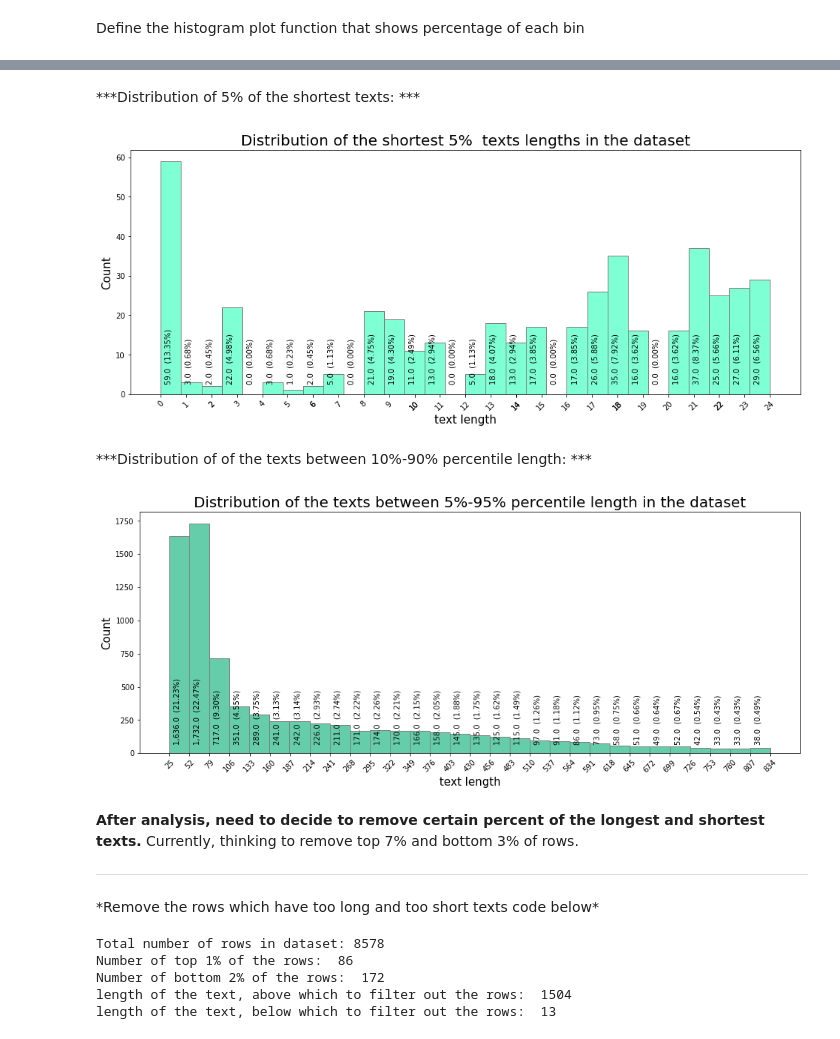
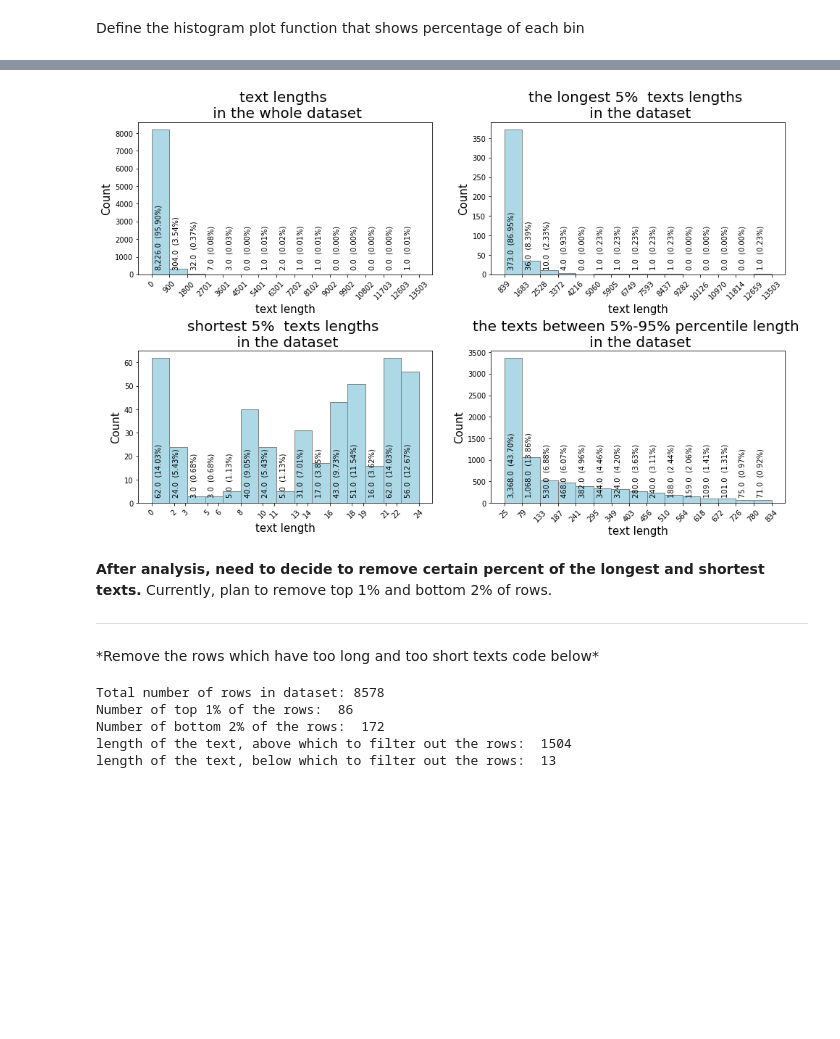
Before and after one commit to gogoladzetedo/Personalities_In_Agile, a Jupyter notebook: Analysis.ipynb, the cells around one changed output, grey strips where cells are left out. Drawn from its saved outputs; the diff is of its cells as text; code cells hidden in the pictures; blank space fills up the shorter version.

```diff
--- a/Analysis.ipynb
+++ b/Analysis.ipynb
@@ -388,22 +397,13 @@ hist_with_perc(log_cols[log_cols['textLength']>=cut_val_top_length]['textLength'
-# %% [markdown]
-***Distribution of 5% of the shortest texts: ***
-# %%
-hist_with_perc(log_cols[log_cols['textLength']<=cut_val_bottom_length]['textLength'],
-               30,'Distribution of the shortest 5%  texts lengths in the dataset','text length','Count','aquamarine')
-# %% [output]
-[figure, removed]
-# %% [markdown]
-***Distribution of of the texts between 10%-90% percentile length: ***
-# %%
-
-hist_with_perc(log_cols[(log_cols['textLength']<cut_val_top_length)&(log_cols['textLength']>cut_val_bottom_length)].textLength,
-               30,'Distribution of the texts between 5%-95% percentile length in the dataset',
-               'text length','Count','mediumaquamarine')
-# %% [output]
-[figure, removed]
+# %%
+hist_with_perc(log_cols['textLength'], 15,'text lengths \n in the whole dataset','text length','Count','lightblue'
+            , log_cols[log_cols['textLength']>=cut_val_top_length]['textLength'],15,'the longest 5%  texts lengths \n in the dataset'
+            , log_cols[log_cols['textLength']<=cut_val_bottom_length]['textLength'],15,'shortest 5%  texts lengths \n in the dataset'
+            , log_cols[(log_cols['textLength']<cut_val_top_length)&(log_cols['textLength']>cut_val_bottom_length)].textLength,15,'the texts between 5%-95% percentile length \n in the dataset')
+# %% [output]
+[figure, added]
 # %% [markdown]
 **After analysis, need to decide to remove certain percent of the longest and shortest texts.**
-Currently, thinking to remove top 7% and bottom 3% of rows.
+Currently, plan to remove top 1% and bottom 2% of rows.
 <hr/>
 *Remove the rows which have too long and too short texts code below*
 # %%
```
Also changed, not shown: parts of 19 cells of this notebook.
